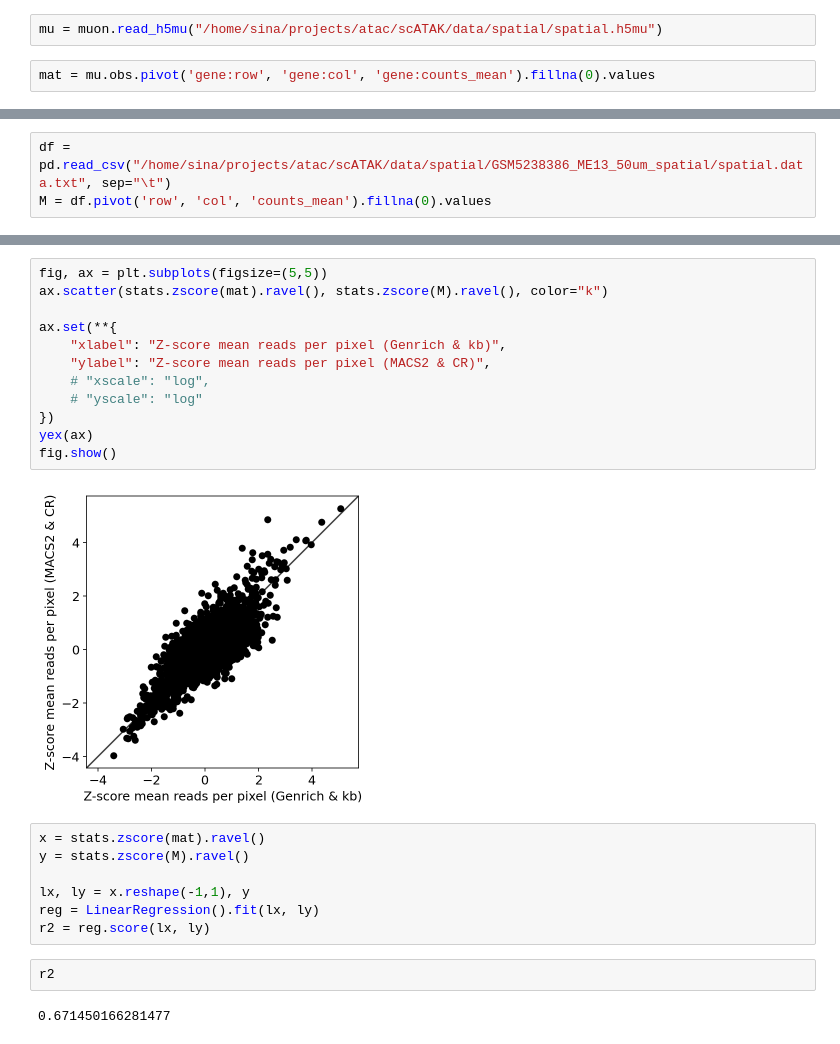
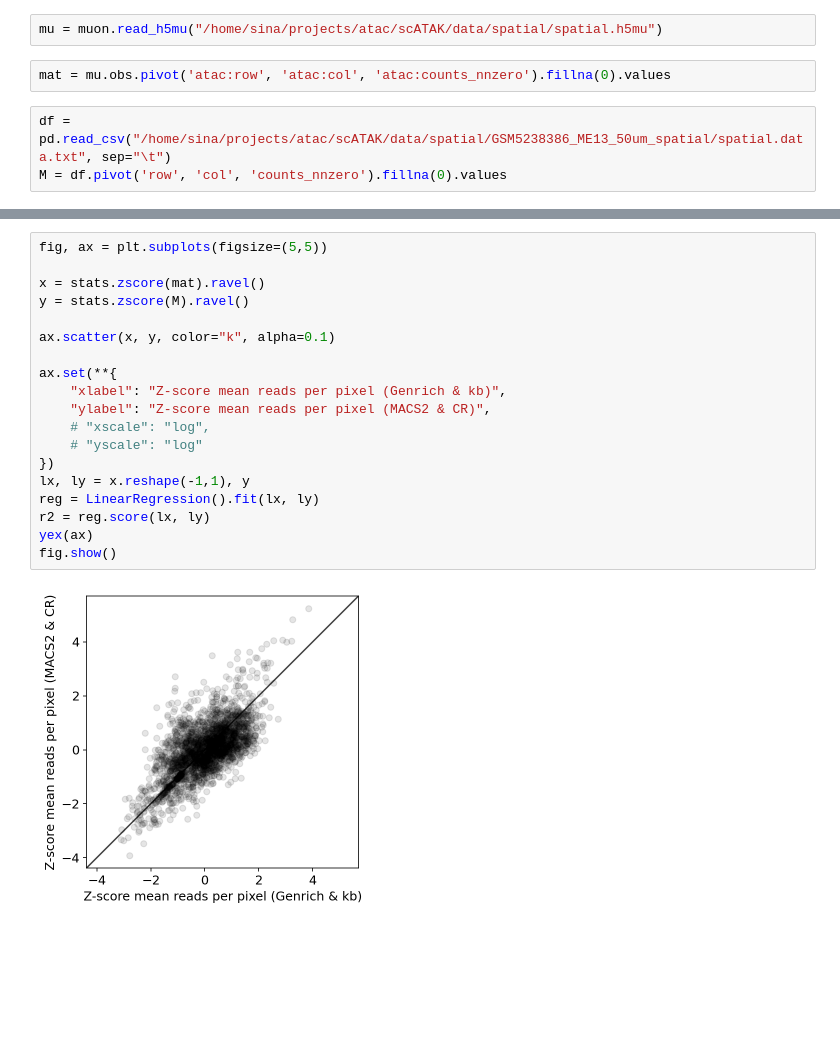
Before and after one commit to pachterlab/BGP_2023, a Jupyter notebook: analysis/notebooks/final_spatial.ipynb, the cells around one changed output, grey strips where cells are left out. Cells and saved outputs as stored; diff of their text form; blank space fills up the shorter version.

```diff
--- a/analysis/notebooks/final_spatial.ipynb
+++ b/analysis/notebooks/final_spatial.ipynb
@@ -36,4 +40,7 @@ plt.rcParams.update({"font.size": fsize})
 # %%
 mu = muon.read_h5mu("/home/sina/projects/atac/scATAK/data/spatial/spatial.h5mu")
 # %%
-mat = mu.obs.pivot('gene:row', 'gene:col', 'gene:counts_mean').fillna(0).values
+mat = mu.obs.pivot('atac:row', 'atac:col', 'atac:counts_nnzero').fillna(0).values
+# %%
+df = pd.read_csv("/home/sina/projects/atac/scATAK/data/spatial/GSM5238386_ME13_50um_spatial/spatial.data.txt", sep="\t")
+M = df.pivot('row', 'col', 'counts_nnzero').fillna(0).values
@@ -103,3 +94,0 @@ fig.show()
-# %%
-df = pd.read_csv("/home/sina/projects/atac/scATAK/data/spatial/GSM5238386_ME13_50um_spatial/spatial.data.txt", sep="\t")
-M = df.pivot('row', 'col', 'counts_mean').fillna(0).values
@@ -228,25 +169,21 @@ fig.show()
 # %%
 fig, ax = plt.subplots(figsize=(5,5))
-ax.scatter(stats.zscore(mat).ravel(), stats.zscore(M).ravel(), color="k")
+
+x = stats.zscore(mat).ravel()
+y = stats.zscore(M).ravel()
+
+ax.scatter(x, y, color="k", alpha=0.1)
 
 ax.set(**{
     "xlabel": "Z-score mean reads per pixel (Genrich & kb)",
     "ylabel": "Z-score mean reads per pixel (MACS2 & CR)",
     # "xscale": "log",
     # "yscale": "log"
 })
+lx, ly = x.reshape(-1,1), y
+reg = LinearRegression().fit(lx, ly)
+r2 = reg.score(lx, ly)
 yex(ax)
 fig.show()
 # %% [output]
-[figure, old version]
+[figure, new version]
-# %%
-x = stats.zscore(mat).ravel()
-y = stats.zscore(M).ravel()
-
-lx, ly = x.reshape(-1,1), y
-reg = LinearRegression().fit(lx, ly)
-r2 = reg.score(lx, ly)
-# %%
-r2
-# %% [output]
-0.671450166281477
```
Also changed, not shown: parts of 13 cells of this notebook, 4 other files.
